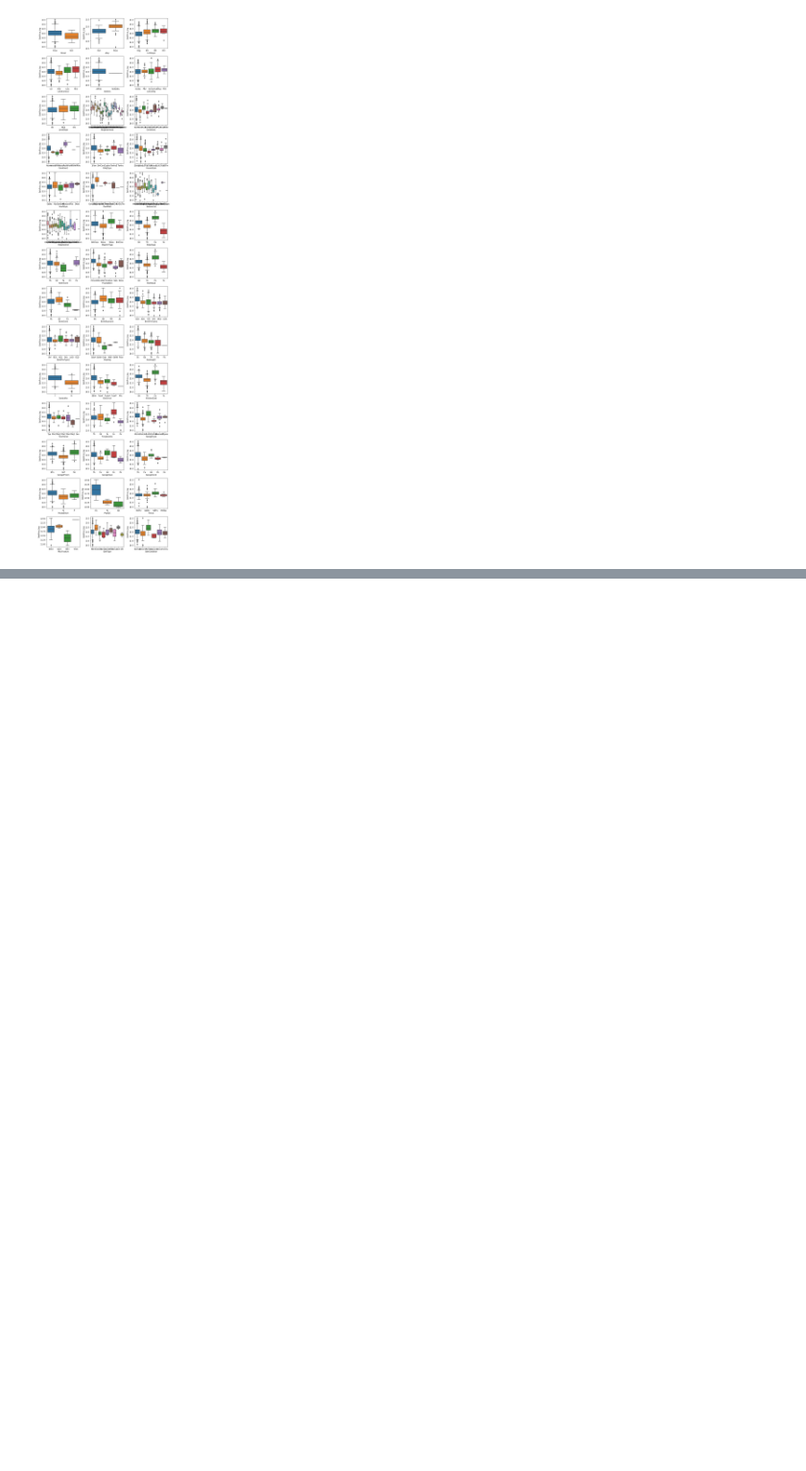
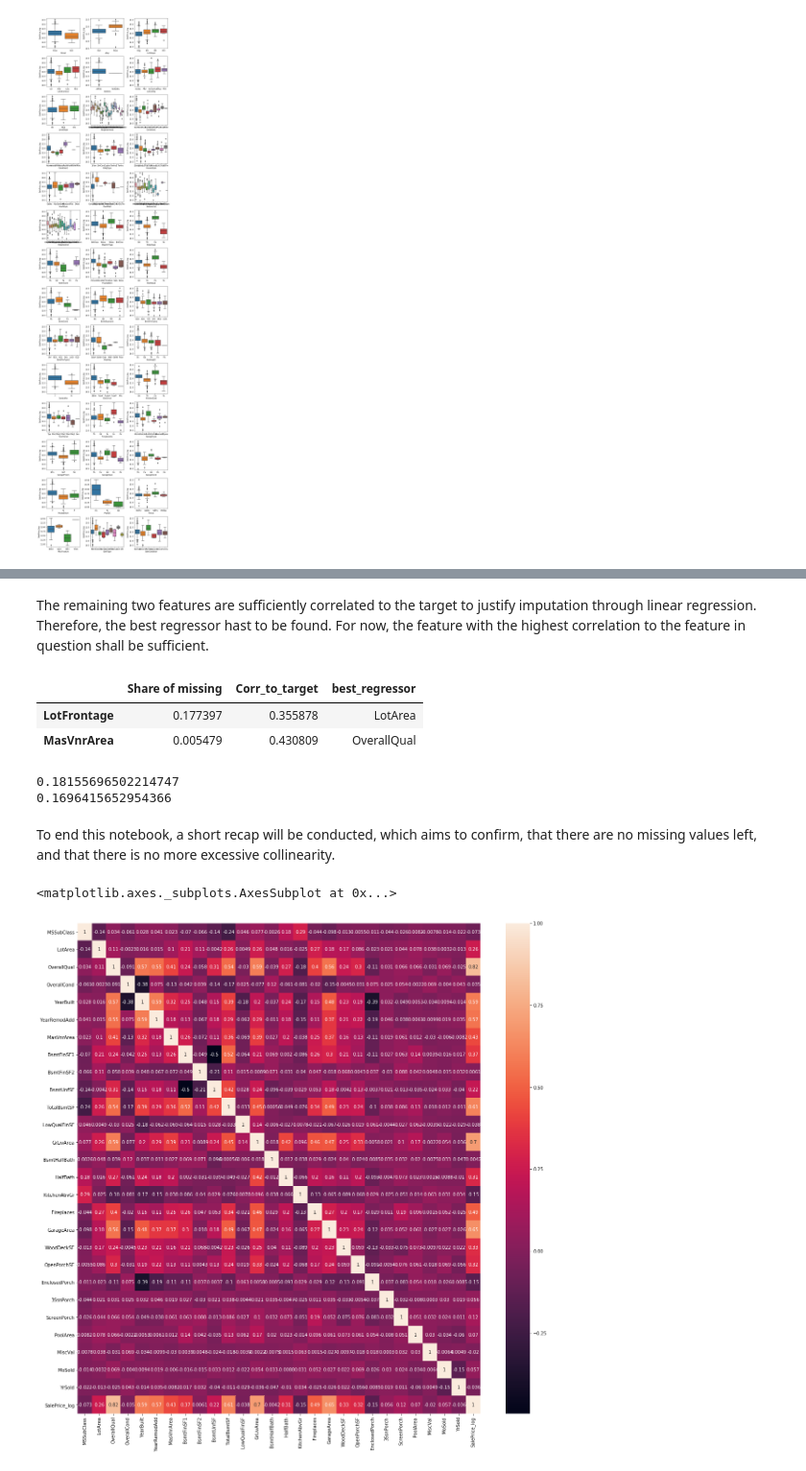
Before and after one commit to MarcoCaglia/kaggle-housing-prices, a Jupyter notebook: descriptive.ipynb, the cells around one changed output, grey strips where cells are left out. Shown at 96% size. Saved outputs shown, nothing was run; the diff lists cells and outputs as text; code cells hidden in the pictures; blank space fills up the shorter version.

```diff
--- a/descriptive.ipynb
+++ b/descriptive.ipynb
@@ -227,0 +256,11 @@ plt.show()
+# %%
+# Imputation of missing values - find features for which values are missing
+missing_report = pd.DataFrame(train_df.isnull().mean(),columns=['Share of missing']).nlargest(99,'Share of missing')
+
+droplist = []
+for index,row in missing_report.iterrows():
+    if row.any() == 0:
+        droplist.append(index)
+
+missing_report.drop(droplist,axis=0,inplace=True)
+missing_report
@@ -227,0 +285,14 @@ plt.show()
+# %%
+# Drop features for which more than 25% of features are missing
+droplist = list(missing_report.loc[missing_report['Share of missing'] > 0.25].index)
+train_df = train_df.drop(droplist,axis=1)
+missing_report = missing_report.drop(droplist,axis=0)
+# %%
+# Categorical Features with missing values will be dropped
+droplist = []
+for index,row in missing_report.iterrows():
+    if train_df[index].dtypes=='object' and row.any() > 0:
+        droplist.append(index)
+
+train_df = train_df.drop(droplist,axis=1)
+missing_report = missing_report.drop(droplist,axis=0)
@@ -227,0 +307,2 @@ plt.show()
+# %% [markdown]
+The remaining two features are sufficiently correlated to the target to justify imputation through linear regression. Therefore, the best regressor hast to be found. For now, the feature with the highest correlation to the feature in question shall be sufficient.
@@ -227,0 +345,33 @@ plt.show()
+# %%
+missing_report
+# %% [output]
+|  | Share of missing | Corr_to_target | best_regressor |
+| LotFrontage | 0.177397 | 0.355878 | LotArea |
+| MasVnrArea | 0.005479 | 0.430809 | OverallQual |
+# %%
+preds, r2 = impute_by_feature('LotFrontage','LotArea',train_df)
+print(r2)
+preds, r2 = impute_by_feature('MasVnrArea','OverallQual',train_df)
+print(r2)
+# As the single feature imputation does not perform very well, the feature LotFrontage will be dropped entirely, and MasVnrArea will be kept,
+# but the rows with missing values will be dropped.
+# %% [output]
+0.18155696502214747
+0.1696415652954366
+# %%
+train_df
+train_df.drop('LotFrontage',axis=1,inplace=True)
+train_df.drop(train_df.loc[train_df['MasVnrArea'].isnull()].index,axis=0,inplace=True)
+# %% [markdown]
+To end this notebook, a short recap will be conducted, which aims to confirm, that there are no missing values left, and that there is no more excessive collinearity.
+# %%
+# Check for excessive multicollinearity
+fig, ax = plt.subplots(figsize=(20,20))
+corrmat = train_df.corr()
+corrmat
+sns.heatmap(corrmat,annot = True)
+
+## There is no multicollinearity above the threshold of 0.6
+# %% [output]
+<matplotlib.axes._subplots.AxesSubplot at 0x...>
+[figure, added]
```
Also changed, not shown: parts of 13 cells of this notebook, 1 other file.
